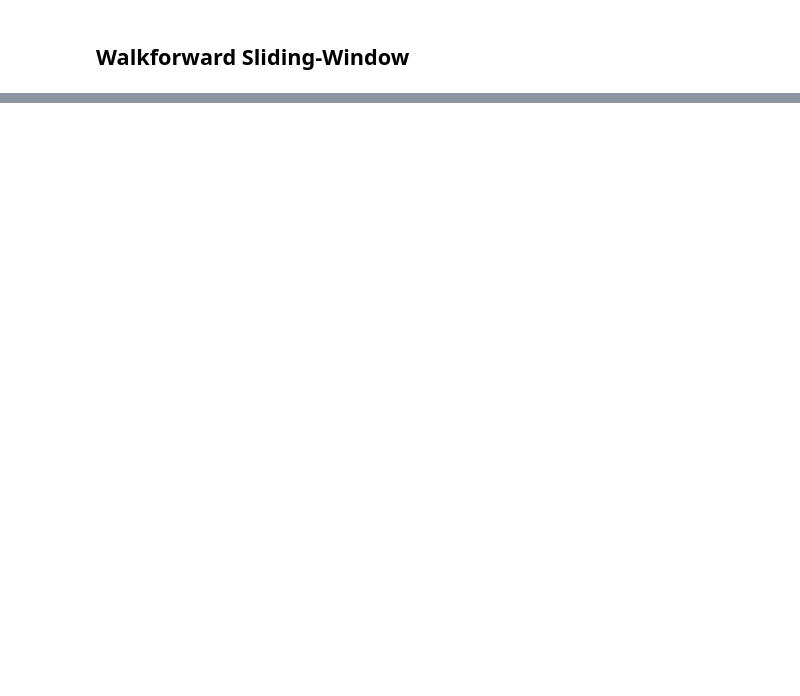
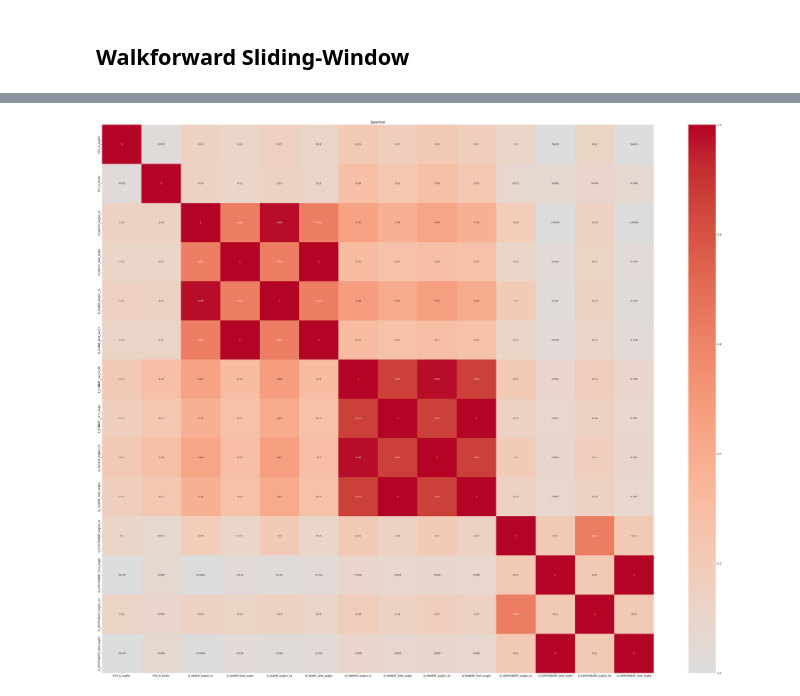
Before and after one commit to rdhakan13/ETH_Price_Predition, a Jupyter notebook: notebooks/2. train-val-test_split.ipynb, the cells around one changed output, grey strips where cells are left out. Cells and saved outputs as stored; diff of their text form; code cells hidden in the pictures; blank space fills up the shorter version.

```diff
--- a/notebooks/2. train-val-test_split.ipynb
+++ b/notebooks/2. train-val-test_split.ipynb
@@ -18 +39,6 @@ n_periods=7
+# %%
+plotter = Plotter(root_dir)
+plotter.plot_correlation_matrix(train, method="spearman", figsize=(50,40), title="Spearman")
+# %% [output]
+[figure, added]
 # %%
```
Also changed, not shown: parts of 12 cells of this notebook, 2 other files.
